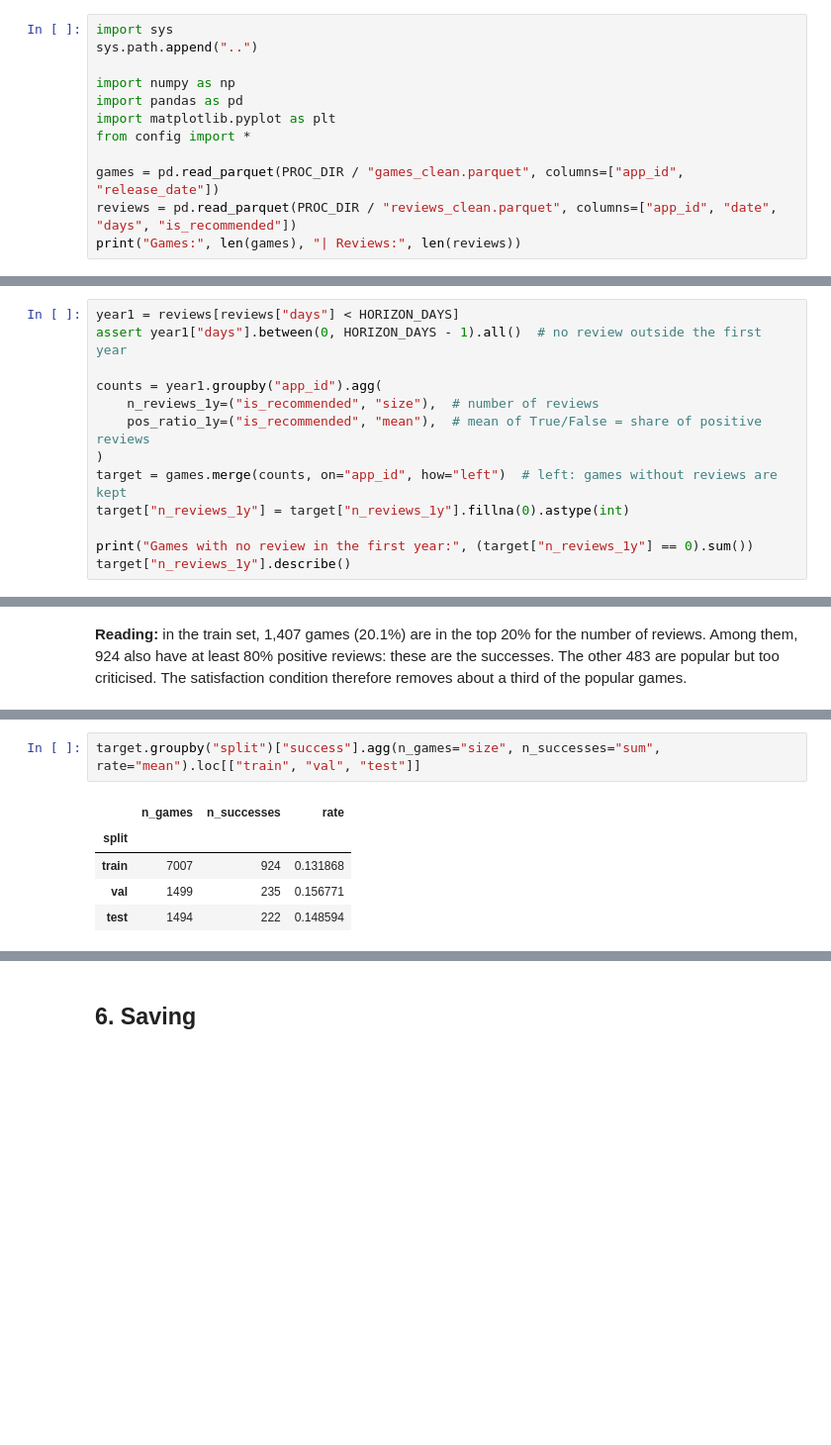
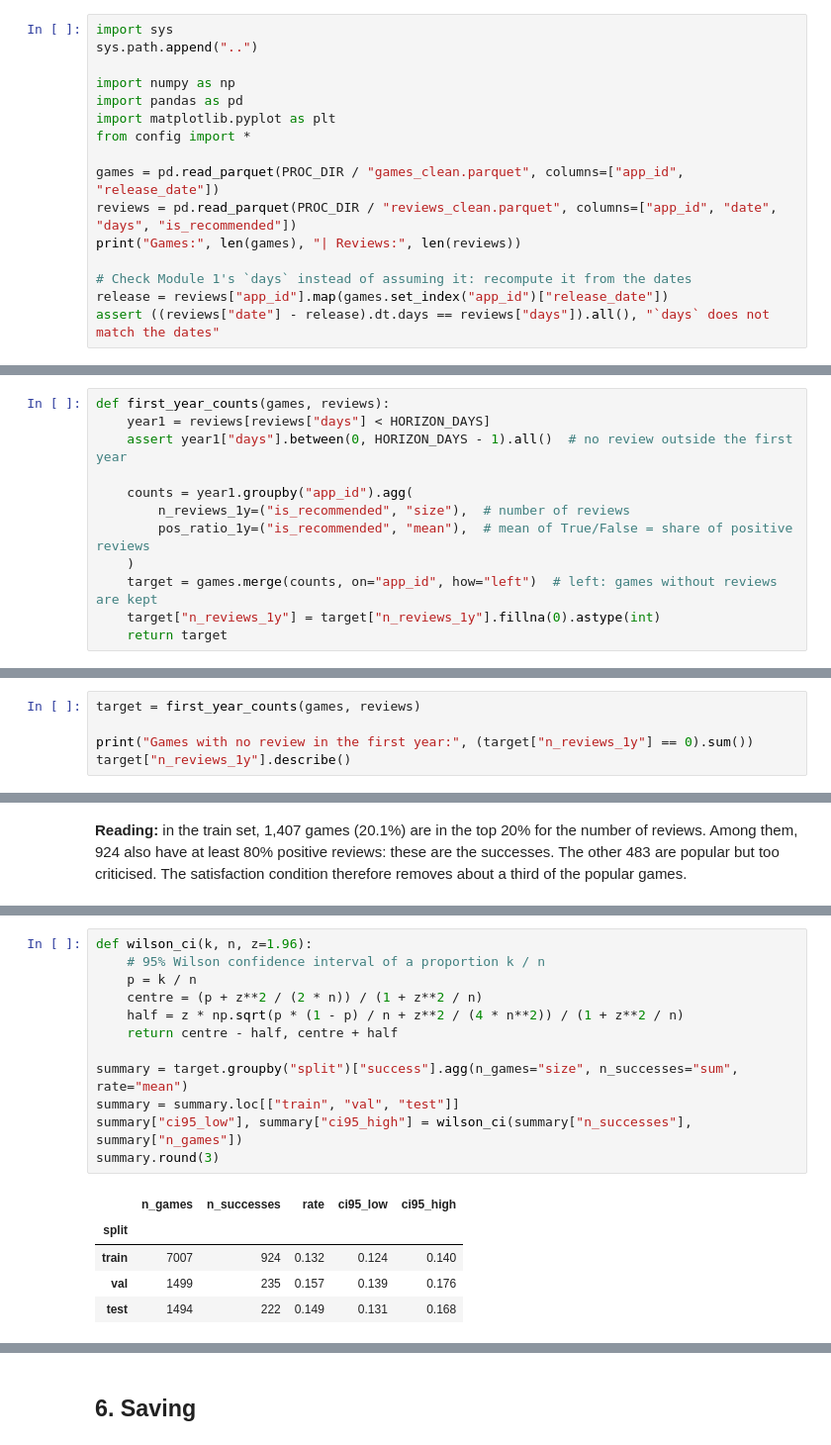
Before and after one commit to KZH-etu/SteamGameIA, a Jupyter notebook: notebooks/02_target_split.ipynb, the cells around one changed output, grey strips where cells are left out. Shown at 99% size. Drawn from its saved outputs; the diff is of its cells as text; blank space fills up the shorter version.

```diff
--- a/notebooks/02_target_split.ipynb
+++ b/notebooks/02_target_split.ipynb
@@ -20,6 +20,10 @@ from config import *
 games = pd.read_parquet(PROC_DIR / "games_clean.parquet", columns=["app_id", "release_date"])
 reviews = pd.read_parquet(PROC_DIR / "reviews_clean.parquet", columns=["app_id", "date", "days", "is_recommended"])
 print("Games:", len(games), "| Reviews:", len(reviews))
+
+# Check Module 1's `days` instead of assuming it: recompute it from the dates
+release = reviews["app_id"].map(games.set_index("app_id")["release_date"])
+assert ((reviews["date"] - release).dt.days == reviews["days"]).all(), "`days` does not match the dates"
 # %% [output]
 Games: 10000 | Reviews: 6833248
 # %% [markdown]
@@ -47,13 +53,12 @@ We start from **all the games** with a `left` join: a game with no review at all
 # %%
-year1 = reviews[reviews["days"] < HORIZON_DAYS]
-assert year1["days"].between(0, HORIZON_DAYS - 1).all()  # no review outside the first year
+def first_year_counts(games, reviews):
+    year1 = reviews[reviews["days"] < HORIZON_DAYS]
+    assert year1["days"].between(0, HORIZON_DAYS - 1).all()  # no review outside the first year
 
-counts = year1.groupby("app_id").agg(
-    n_reviews_1y=("is_recommended", "size"),  # number of reviews
-    pos_ratio_1y=("is_recommended", "mean"),  # mean of True/False = share of positive reviews
-)
-target = games.merge(counts, on="app_id", how="left")  # left: games without reviews are kept
-target["n_reviews_1y"] = target["n_reviews_1y"].fillna(0).astype(int)
-
-print("Games with no review in the first year:", (target["n_reviews_1y"] == 0).sum())
-target["n_reviews_1y"].describe()
+    counts = year1.groupby("app_id").agg(
+        n_reviews_1y=("is_recommended", "size"),  # number of reviews
+        pos_ratio_1y=("is_recommended", "mean"),  # mean of True/False = share of positive reviews
+    )
+    target = games.merge(counts, on="app_id", how="left")  # left: games without reviews are kept
+    target["n_reviews_1y"] = target["n_reviews_1y"].fillna(0).astype(int)
+    return target
@@ -70,0 +84,5 @@ Name: n_reviews_1y, dtype: float64
+# %%
+target = first_year_counts(games, reviews)
+
+print("Games with no review in the first year:", (target["n_reviews_1y"] == 0).sum())
+target["n_reviews_1y"].describe()
@@ -132,9 +178,19 @@ pd.crosstab(train["n_reviews_1y"] >= threshold, train["pos_ratio_1y"] >= MIN_POS
 # %%
-target.groupby("split")["success"].agg(n_games="size", n_successes="sum", rate="mean").loc[["train", "val", "test"]]
+def wilson_ci(k, n, z=1.96):
+    # 95% Wilson confidence interval of a proportion k / n
+    p = k / n
+    centre = (p + z**2 / (2 * n)) / (1 + z**2 / n)
+    half = z * np.sqrt(p * (1 - p) / n + z**2 / (4 * n**2)) / (1 + z**2 / n)
+    return centre - half, centre + half
+
+summary = target.groupby("split")["success"].agg(n_games="size", n_successes="sum", rate="mean")
+summary = summary.loc[["train", "val", "test"]]
+summary["ci95_low"], summary["ci95_high"] = wilson_ci(summary["n_successes"], summary["n_games"])
+summary.round(3)
 # %% [output]
-|  | n_games | n_successes | rate |
-| split |  |  |  |
-| train | 7007 | 924 | 0.131868 |
-| val | 1499 | 235 | 0.156771 |
-| test | 1494 | 222 | 0.148594 |
+|  | n_games | n_successes | rate | ci95_low | ci95_high |
+| split |  |  |  |  |  |
+| train | 7007 | 924 | 0.132 | 0.124 | 0.140 |
+| val | 1499 | 235 | 0.157 | 0.139 | 0.176 |
+| test | 1494 | 222 | 0.149 | 0.131 | 0.168 |
 # %%
```
Also changed, not shown: parts of 12 cells of this notebook, 3 other files.
